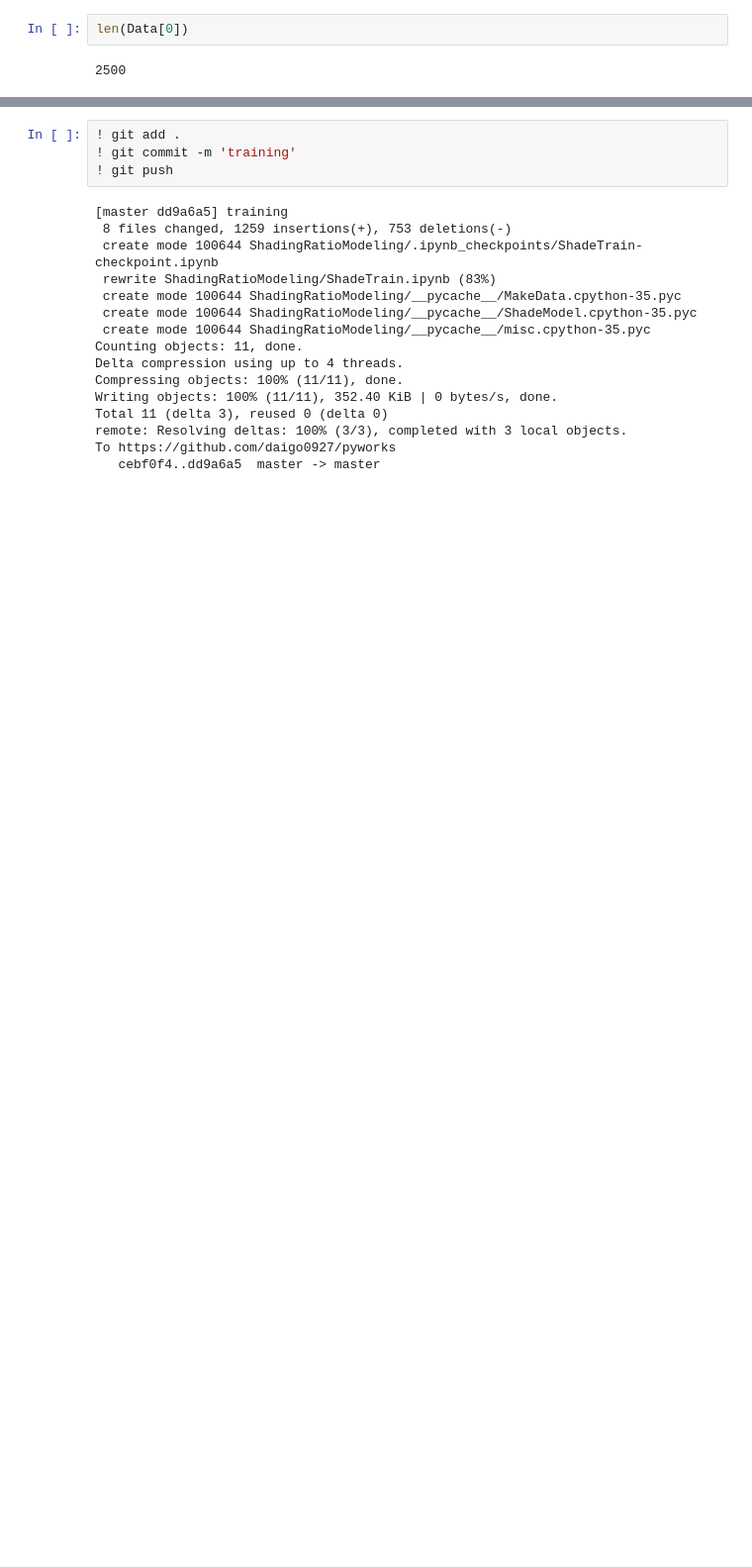
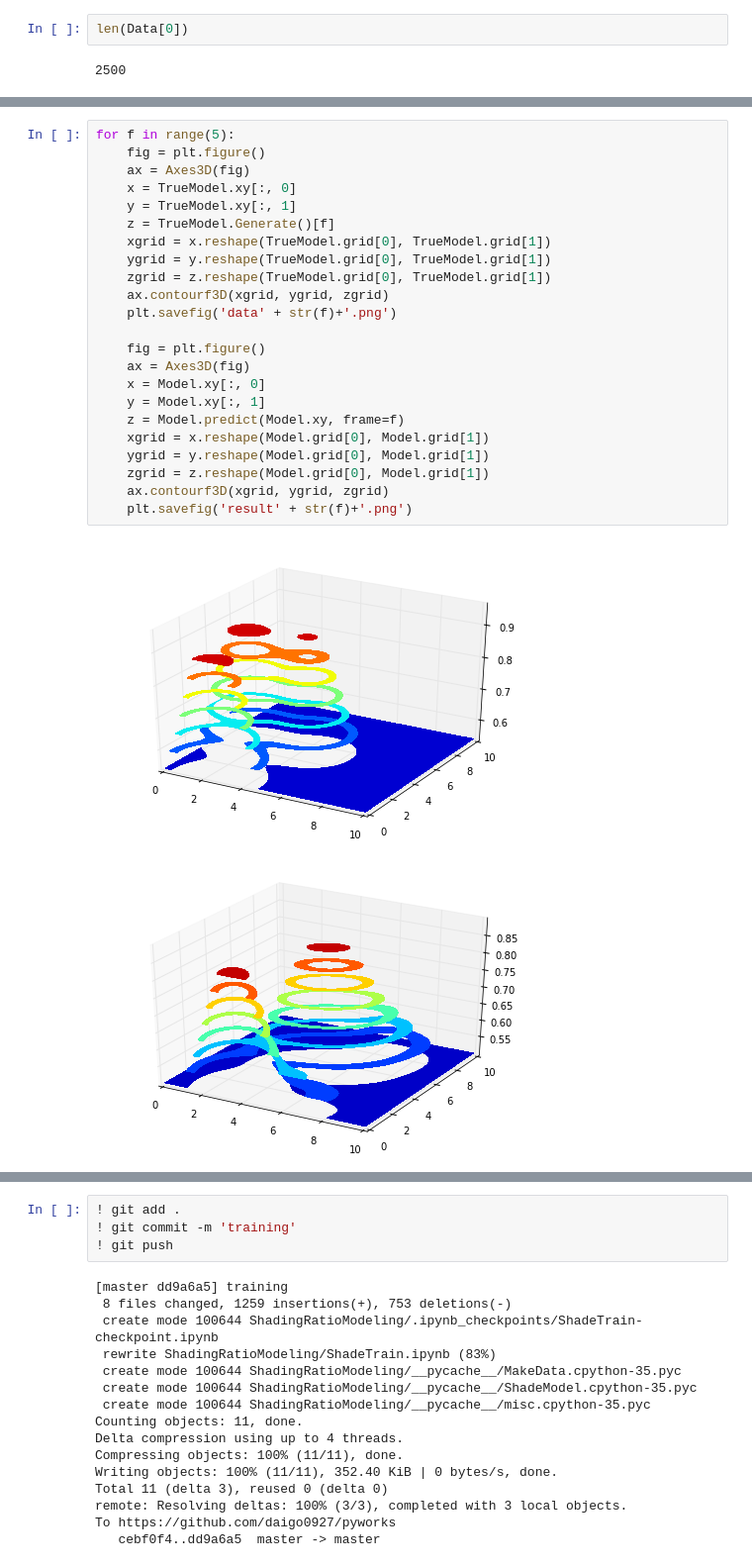
Before and after one commit to daigo0927/pyworks, a Jupyter notebook: ShadingRatioModeling/ShadeTrain.ipynb, the cells around one changed output, grey strips where cells are left out. Shown at 99% size. Saved outputs shown, nothing was run; the diff lists cells and outputs as text; blank space fills up the shorter version.

```diff
--- a/ShadingRatioModeling/ShadeTrain.ipynb
+++ b/ShadingRatioModeling/ShadeTrain.ipynb
@@ -168,0 +170,26 @@ Model.params
+# %%
+for f in range(5):
+    fig = plt.figure()
+    ax = Axes3D(fig)
+    x = TrueModel.xy[:, 0]
+    y = TrueModel.xy[:, 1]
+    z = TrueModel.Generate()[f]
+    xgrid = x.reshape(TrueModel.grid[0], TrueModel.grid[1])
+    ygrid = y.reshape(TrueModel.grid[0], TrueModel.grid[1])
+    zgrid = z.reshape(TrueModel.grid[0], TrueModel.grid[1])
+    ax.contourf3D(xgrid, ygrid, zgrid)
+    plt.savefig('data' + str(f)+'.png')
+
+    fig = plt.figure()
+    ax = Axes3D(fig)
+    x = Model.xy[:, 0]
+    y = Model.xy[:, 1]
+    z = Model.predict(Model.xy, frame=f)
+    xgrid = x.reshape(Model.grid[0], Model.grid[1])
+    ygrid = y.reshape(Model.grid[0], Model.grid[1])
+    zgrid = z.reshape(Model.grid[0], Model.grid[1])
+    ax.contourf3D(xgrid, ygrid, zgrid)
+    plt.savefig('result' + str(f)+'.png')
+# %% [output]
+[figure, added]
+[figure, added]
```
Also changed, not shown: parts of 12 cells of this notebook, 11 other files.
